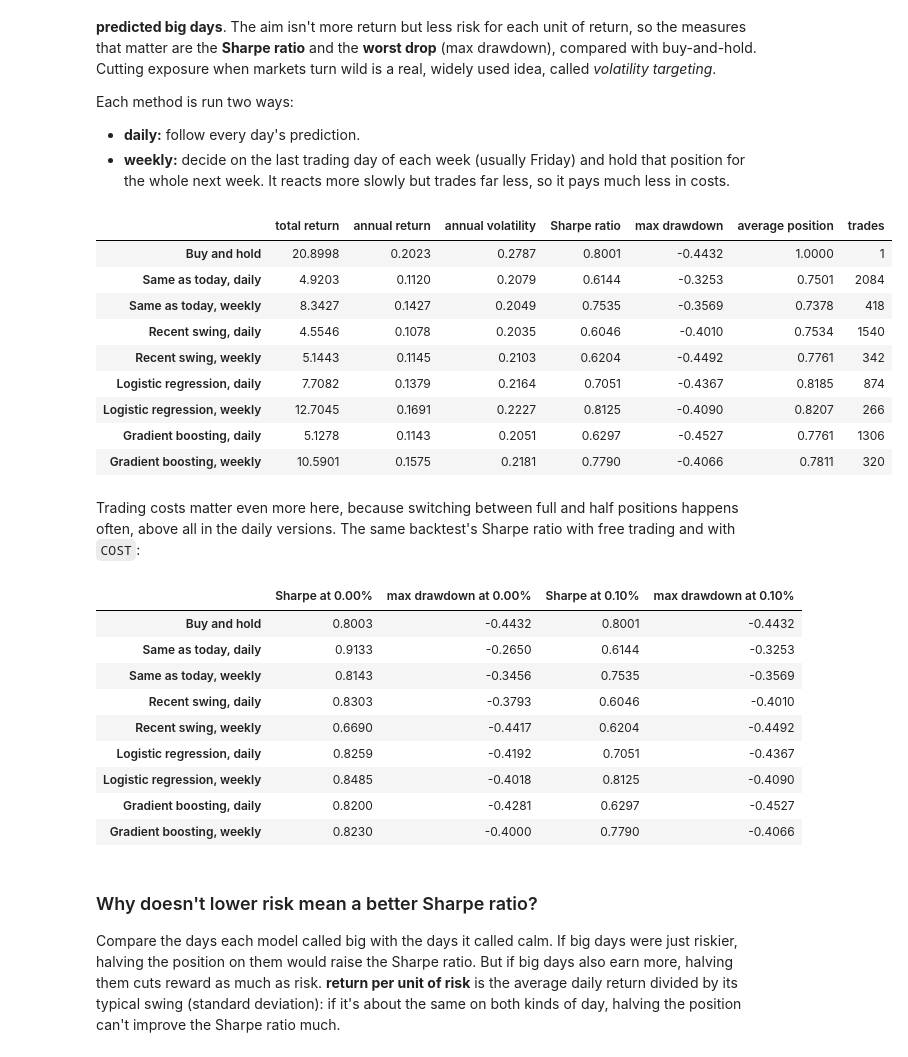
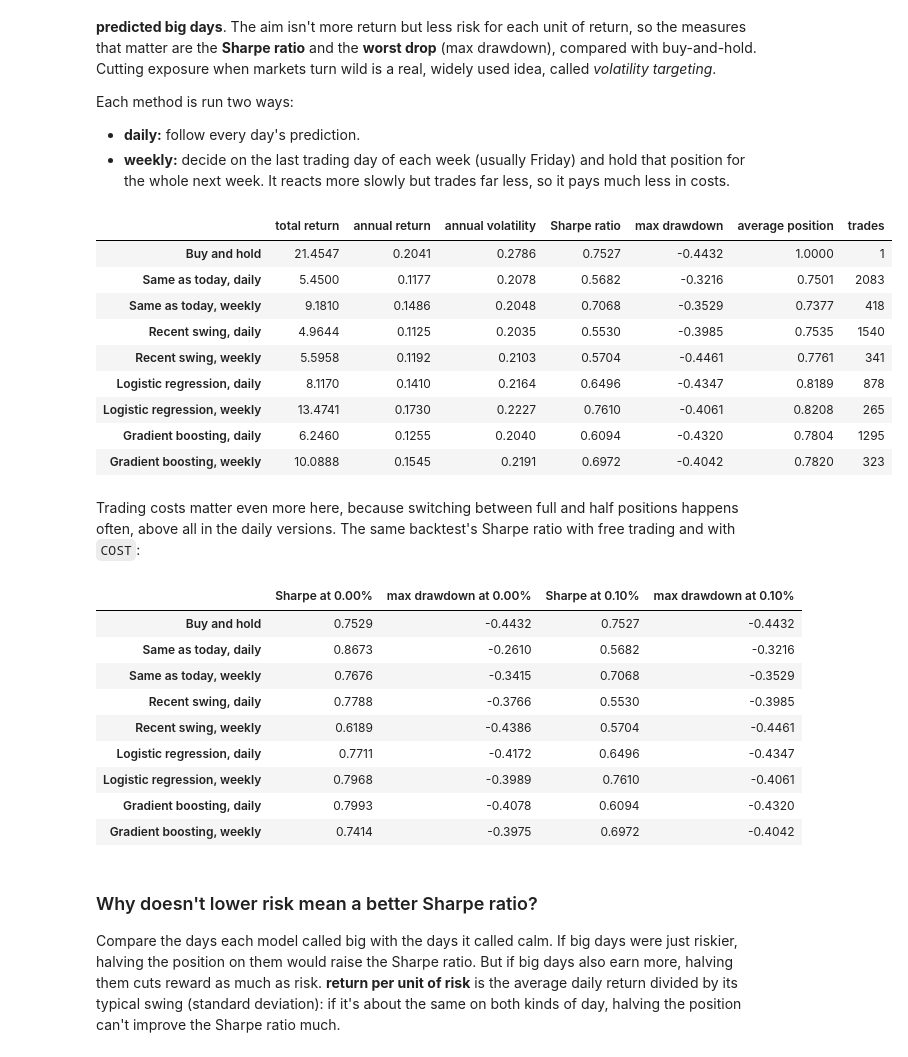
Before and after one commit to pranaysharma13/stock-movement-predictor, a Jupyter notebook: reports/GOOGL.ipynb, the cells around one changed output. Cells and saved outputs as stored; diff of their text form; code cells hidden in the pictures.

```diff
--- a/reports/GOOGL.ipynb
+++ b/reports/GOOGL.ipynb
@@ -114,8 +132,11 @@ Eight features are calculated. The models use five of them, one per idea:
 The **label** (`target`) is 1 if tomorrow's close is higher than today's, else 0. `next_ret` is tomorrow's return, kept for the backtest.
 # %%
 data = build_dataset(prices)
+if cash is not None:
+    data["cash_ret"] = cash.reindex(data.index)
 if FIRST_TEST_YEAR is None:
-    FIRST_TEST_YEAR = first_test_year(data)
-print(f"First test year: {FIRST_TEST_YEAR}")
+    # Both parts are tested over the same years: the later of the two automatic choices
+    FIRST_TEST_YEAR = max(first_test_year(data), first_test_year(build_vol_dataset(prices)))
+print(f"First test year (both parts): {FIRST_TEST_YEAR}")
 data.head()
 # %% [output]
@@ -276,7 +300,7 @@ A strategy that sits in cash on a few days can beat buy-and-hold just by happeni
 luck = {}
 for name, p in model_preds.items():
     if (p["pred"] == 0).any():
-        luck[name] = luck_check(p["pred"], test["next_ret"], cost=COST)
+        luck[name] = luck_check(p["pred"], test["next_ret"], cost=COST, cash_ret=cash)
 if luck:
     display(pd.DataFrame(luck).T)
 else:
@@ -364,6 +388,8 @@ A fixed bar like "moved more than 1%" doesn't work across stocks: a wild stock b
 "Typical" is the median size of the daily moves over the previous 250 trading days, calculated from data up to today only. Roughly half of all days are big, and the bar adapts as markets get calmer or wilder.
 # %%
 vol_data = build_vol_dataset(prices)
+if cash is not None:
+    vol_data["cash_ret"] = cash.reindex(vol_data.index)
 print(f"Share of big days: {vol_data['target'].mean():.1%}")
 ax = (vol_data["typical_move"] * 100).plot(title=f"{TICKER}: typical daily move over the past {TYPICAL_WINDOW} days")
 ax.set_ylabel("typical move (%)")
@@ -412,7 +438,7 @@ A rule is a prediction for the same days as the model, and the two agree on most
 - **p-value vs recent swing / vs same as today:** the chance that the model would win this many of the disagreement days if it were no better than that rule.
 - **beats recent swing?** True if that p-value is below 0.05.
 # %%
-vol_first_year = first_test_year(vol_data)
+vol_first_year = FIRST_TEST_YEAR   # the same test years as Part 1
 vol_model_preds = {name: walk_forward(model, vol_data, vol_first_year, features=VOL_FEATURES)
                    for name, model in get_models().items()}
 vol_test = vol_data[vol_data.index.year >= vol_first_year]
@@ -517,45 +543,45 @@ Each method is run two ways:
 # %%
 vol_signals = {"Same as today": vol_baselines["Same as today"], "Recent swing": vol_baselines["Recent swing"]}
 vol_signals.update({name: p["pred"] for name, p in vol_model_preds.items()})
 
 vol_positions = {"Buy and hold": pd.Series(1.0, index=vol_test.index)}
 for name, signal in vol_signals.items():
     vol_positions[f"{name}, daily"] = half_on_big(signal)
     vol_positions[f"{name}, weekly"] = half_on_big(hold_for_week(signal))
 
-vol_stats, vol_daily = backtest_table(vol_positions, vol_test["next_ret"], cost=COST)
+vol_stats, vol_daily = backtest_table(vol_positions, vol_test["next_ret"], cost=COST, cash_ret=cash)
 vol_stats.rename(columns={"days in market": "average position"})
 # %% [output]
 |  | total return | annual return | annual volatility | Sharpe ratio | max drawdown | average position | trades |
-| Buy and hold | 20.8998 | 0.2023 | 0.2787 | 0.8001 | -0.4432 | 1.0000 | 1 |
-| Same as today, daily | 4.9203 | 0.1120 | 0.2079 | 0.6144 | -0.3253 | 0.7501 | 2084 |
-| Same as today, weekly | 8.3427 | 0.1427 | 0.2049 | 0.7535 | -0.3569 | 0.7378 | 418 |
-| Recent swing, daily | 4.5546 | 0.1078 | 0.2035 | 0.6046 | -0.4010 | 0.7534 | 1540 |
-| Recent swing, weekly | 5.1443 | 0.1145 | 0.2103 | 0.6204 | -0.4492 | 0.7761 | 342 |
-| Logistic regression, daily | 7.7082 | 0.1379 | 0.2164 | 0.7051 | -0.4367 | 0.8185 | 874 |
-| Logistic regression, weekly | 12.7045 | 0.1691 | 0.2227 | 0.8125 | -0.4090 | 0.8207 | 266 |
-| Gradient boosting, daily | 5.1278 | 0.1143 | 0.2051 | 0.6297 | -0.4527 | 0.7761 | 1306 |
-| Gradient boosting, weekly | 10.5901 | 0.1575 | 0.2181 | 0.7790 | -0.4066 | 0.7811 | 320 |
+| Buy and hold | 21.4547 | 0.2041 | 0.2786 | 0.7527 | -0.4432 | 1.0000 | 1 |
+| Same as today, daily | 5.4500 | 0.1177 | 0.2078 | 0.5682 | -0.3216 | 0.7501 | 2083 |
+| Same as today, weekly | 9.1810 | 0.1486 | 0.2048 | 0.7068 | -0.3529 | 0.7377 | 418 |
+| Recent swing, daily | 4.9644 | 0.1125 | 0.2035 | 0.5530 | -0.3985 | 0.7535 | 1540 |
+| Recent swing, weekly | 5.5958 | 0.1192 | 0.2103 | 0.5704 | -0.4461 | 0.7761 | 341 |
+| Logistic regression, daily | 8.1170 | 0.1410 | 0.2164 | 0.6496 | -0.4347 | 0.8189 | 878 |
+| Logistic regression, weekly | 13.4741 | 0.1730 | 0.2227 | 0.7610 | -0.4061 | 0.8208 | 265 |
+| Gradient boosting, daily | 6.2460 | 0.1255 | 0.2040 | 0.6094 | -0.4320 | 0.7804 | 1295 |
+| Gradient boosting, weekly | 10.0888 | 0.1545 | 0.2191 | 0.6972 | -0.4042 | 0.7820 | 323 |
 # %% [markdown]
 Trading costs matter even more here, because switching between full and half positions happens often, above all in the daily versions. The same backtest's Sharpe ratio with free trading and with `COST`:
 # %%
 rows = {}
 for cost in [0, COST]:
-    s, _ = backtest_table(vol_positions, vol_test["next_ret"], cost=cost)
+    s, _ = backtest_table(vol_positions, vol_test["next_ret"], cost=cost, cash_ret=cash)
     rows[f"Sharpe at {cost:.2%}"] = s["Sharpe ratio"]
     rows[f"max drawdown at {cost:.2%}"] = s["max drawdown"]
 pd.DataFrame(rows)
 # %% [output]
 |  | Sharpe at 0.00% | max drawdown at 0.00% | Sharpe at 0.10% | max drawdown at 0.10% |
-| Buy and hold | 0.8003 | -0.4432 | 0.8001 | -0.4432 |
-| Same as today, daily | 0.9133 | -0.2650 | 0.6144 | -0.3253 |
-| Same as today, weekly | 0.8143 | -0.3456 | 0.7535 | -0.3569 |
-| Recent swing, daily | 0.8303 | -0.3793 | 0.6046 | -0.4010 |
-| Recent swing, weekly | 0.6690 | -0.4417 | 0.6204 | -0.4492 |
-| Logistic regression, daily | 0.8259 | -0.4192 | 0.7051 | -0.4367 |
-| Logistic regression, weekly | 0.8485 | -0.4018 | 0.8125 | -0.4090 |
-| Gradient boosting, daily | 0.8200 | -0.4281 | 0.6297 | -0.4527 |
-| Gradient boosting, weekly | 0.8230 | -0.4000 | 0.7790 | -0.4066 |
+| Buy and hold | 0.7529 | -0.4432 | 0.7527 | -0.4432 |
+| Same as today, daily | 0.8673 | -0.2610 | 0.5682 | -0.3216 |
+| Same as today, weekly | 0.7676 | -0.3415 | 0.7068 | -0.3529 |
+| Recent swing, daily | 0.7788 | -0.3766 | 0.5530 | -0.3985 |
+| Recent swing, weekly | 0.6189 | -0.4386 | 0.5704 | -0.4461 |
+| Logistic regression, daily | 0.7711 | -0.4172 | 0.6496 | -0.4347 |
+| Logistic regression, weekly | 0.7968 | -0.3989 | 0.7610 | -0.4061 |
+| Gradient boosting, daily | 0.7993 | -0.4078 | 0.6094 | -0.4320 |
+| Gradient boosting, weekly | 0.7414 | -0.3975 | 0.6972 | -0.4042 |
 # %% [markdown]
 ### Why doesn't lower risk mean a better Sharpe ratio?
 
```
Also changed, not shown: parts of 31 cells of this notebook, 10 other files.
